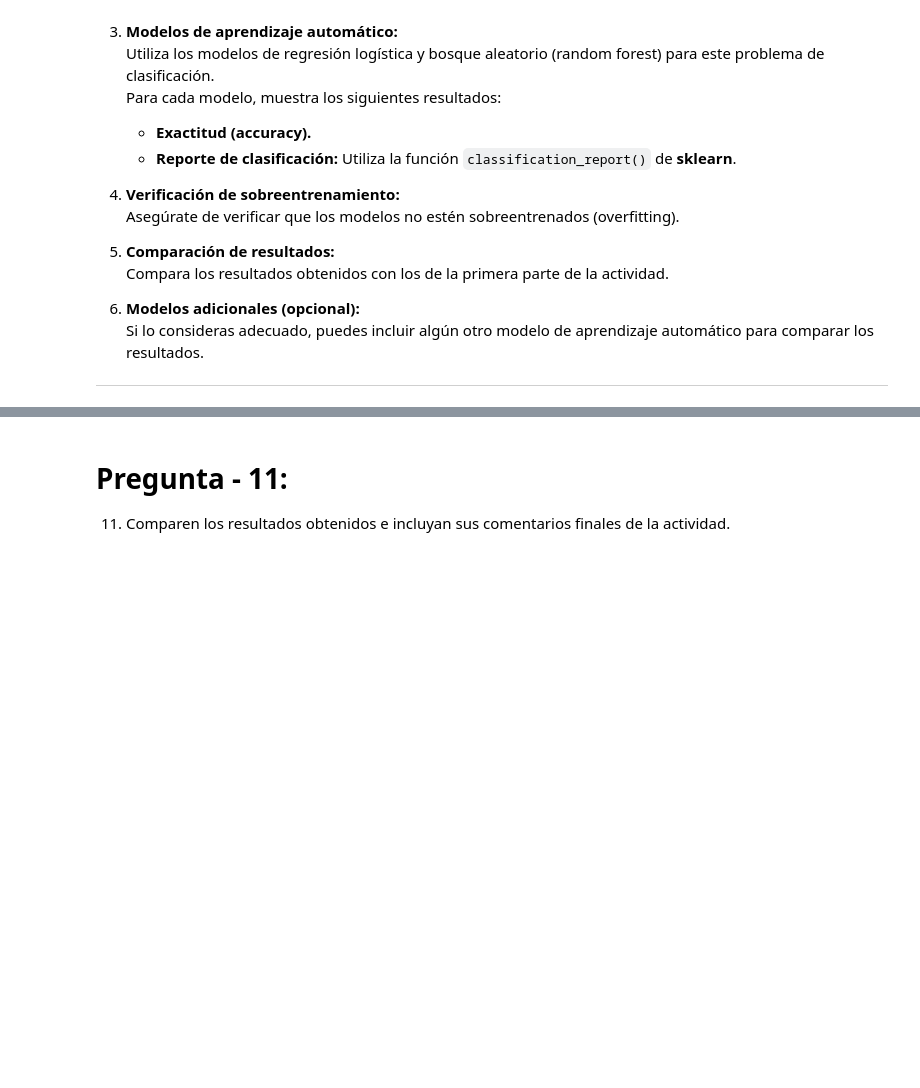
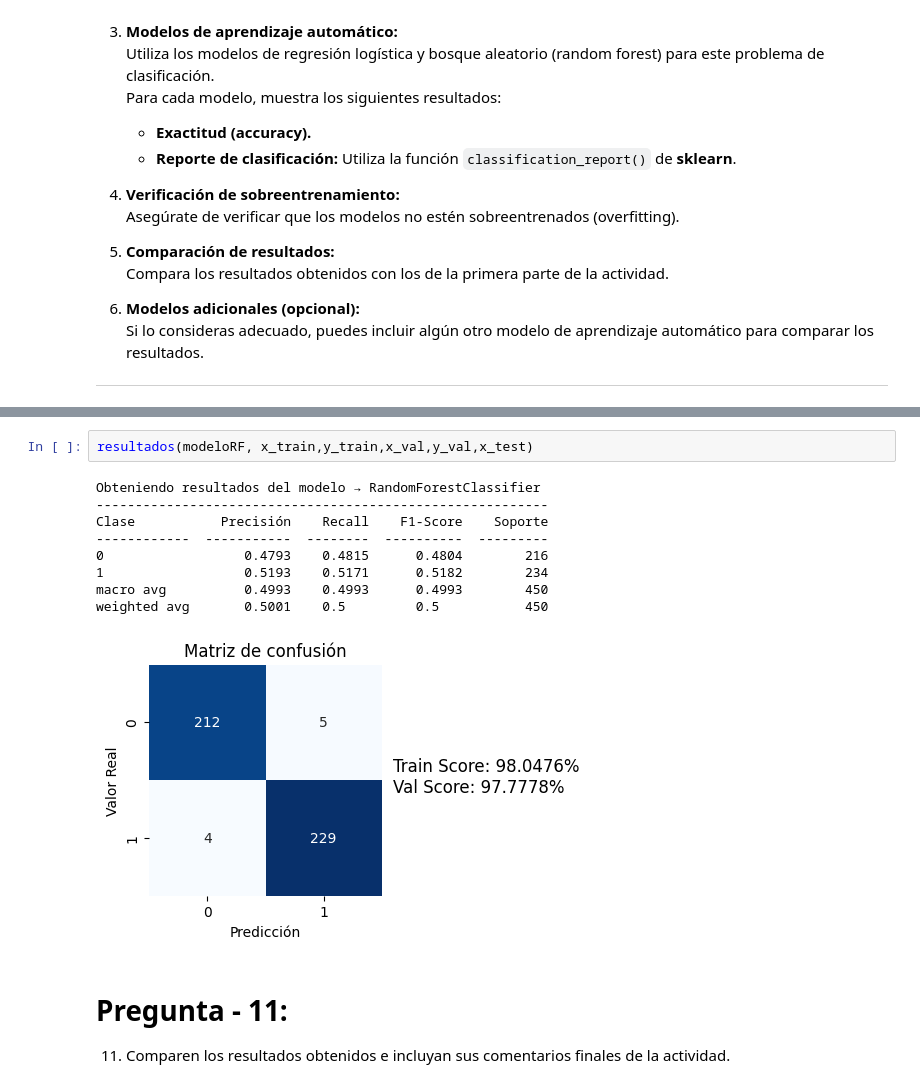
Before and after one commit to Jarcos09/Tareas, a Jupyter notebook: Team18_MNA_NLP_semana_5_Actividad_Embeddings_2025.ipynb, the cells around one changed output, grey strips where cells are left out. Saved outputs shown, nothing was run; the diff lists cells and outputs as text; blank space fills up the shorter version.

```diff
--- a/Team18_MNA_NLP_semana_5_Actividad_Embeddings_2025.ipynb
+++ b/Team18_MNA_NLP_semana_5_Actividad_Embeddings_2025.ipynb
@@ -1012,3 +1062,15 @@ None
+# %%
+resultados(modeloRF, x_train,y_train,x_val,y_val,x_test)
+# %% [output]
+Obteniendo resultados del modelo → RandomForestClassifier
+----------------------------------------------------------
+Clase           Precisión    Recall    F1-Score    Soporte
+------------  -----------  --------  ----------  ---------
+0                  0.4793    0.4815      0.4804        216
+1                  0.5193    0.5171      0.5182        234
+macro avg          0.4993    0.4993      0.4993        450
+weighted avg       0.5001    0.5         0.5           450
+[figure, added]
 # %% [markdown]
 # **Pregunta - 11:**
 
```
Also changed, not shown: parts of 16 cells of this notebook.
